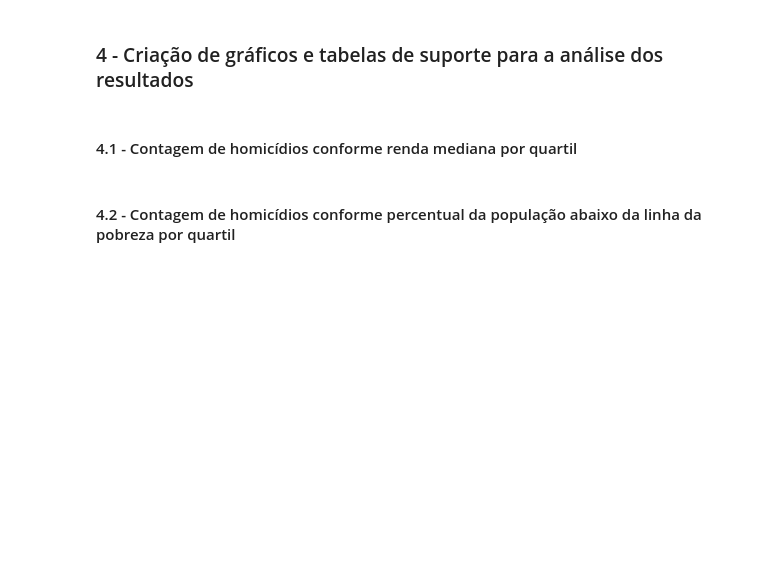
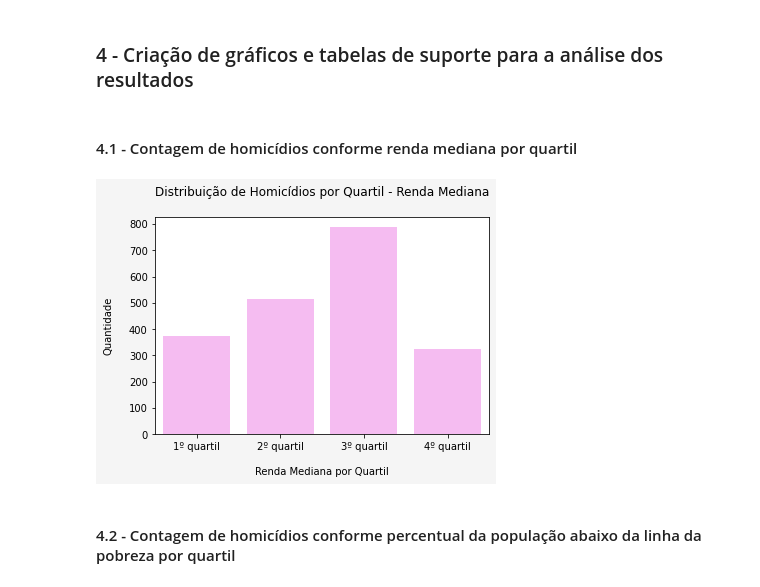
Before and after one commit to rafaelhasslocher/analise-violencia-policial, a Jupyter notebook: notebook.ipynb, the cells around one changed output. Saved outputs shown, nothing was run; the diff lists cells and outputs as text; code cells hidden in the pictures; blank space fills up the shorter version.

Commit message:
criação de 2ª tabela gold e plotagem de gráficos de suporte

```diff
--- a/notebook.ipynb
+++ b/notebook.ipynb
@@ -808,24 +1061,26 @@ gold_spark.write.mode("overwrite").saveAsTable("gold.fato_dimensao")
 # %% [markdown]
 #### 4.1 - Contagem de homicídios conforme renda mediana por quartil
 # %%
-gold = spark.table("gold.fato_dimensao").toPandas()
+fato_homicidios_cidades = spark.table("gold.fato_homicidios_cidades").toPandas()
 
-groupby = gold.groupby("quartil_renda_mediana")["id"].count().reset_index(name="Quantidade").sort_values(by="quartil_renda_mediana")
+groupby = fato_homicidios_cidades.groupby("quartil_renda_mediana")["id"].count().reset_index(name="Quantidade").sort_values(by="quartil_renda_mediana")
 
 grafico = sns.barplot(
     data=groupby,
     x="quartil_renda_mediana",
     y="Quantidade",
     color="#ffb2f9"
 )
 
 grafico.figure = plt.gcf()
 grafico.figure.set_facecolor("whitesmoke")
 grafico.set_xlabel("\nRenda Mediana por Quartil")
 grafico.set_ylabel("Quantidade\n")
 grafico.set_title("Distribuição de Homicídios por Quartil - Renda Mediana\n")
 
 plt.show()
+# %% [output]
+[figure, added]
 # %% [markdown]
 #### 4.2 - Contagem de homicídios conforme percentual da população abaixo da linha da pobreza por quartil
 # %%
```
Also changed, not shown: parts of 38 cells of this notebook.
